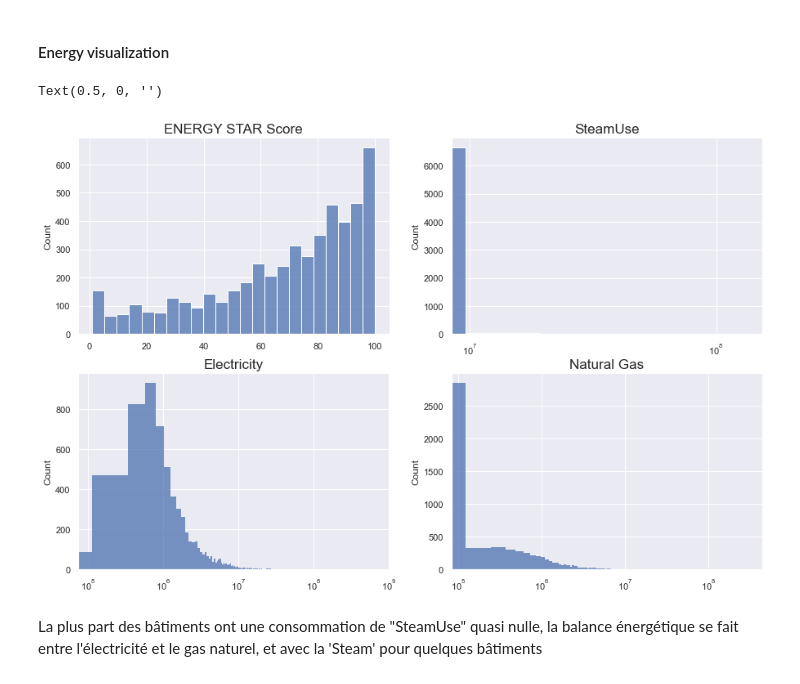
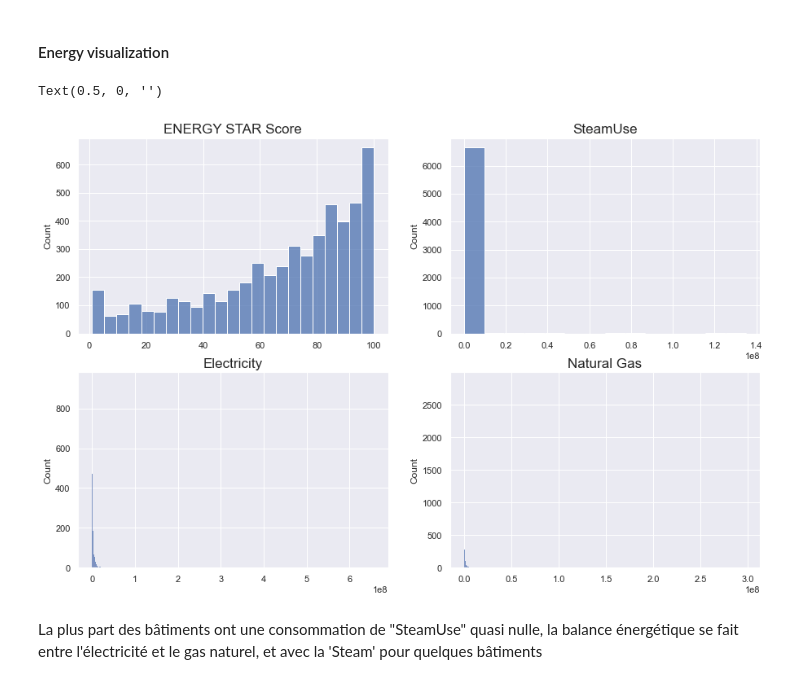
Before and after one commit to Azimoj/Seattle-Electricity, a Jupyter notebook: Pélec_01_notebook.ipynb, the cells around one changed output. Drawn from its saved outputs; the diff is of its cells as text; code cells hidden in the pictures.

```diff
--- a/Pélec_01_notebook.ipynb
+++ b/Pélec_01_notebook.ipynb
@@ -385,32 +382,29 @@ La médianne et la valeur la plus fréquente pour le nombre d'étages est de 4 e
 # %%
 sns.set(font_scale=1.0)
 plt.figure(figsize=(15,15))
 
 plt.subplot(3,2,2)
 sns.histplot(x="SteamUse(kBtu)", data=data)
-plt.xscale('log')
 plt.title("SteamUse", fontsize=17)
 plt.xlabel("")
 
 plt.subplot(3,2,3)
 sns.histplot(x="Electricity(kBtu)", data=data)
-plt.xscale('log')
 plt.title("Electricity", fontsize=17)
 plt.xlabel("")
 
 plt.subplot(3,2,4)
 sns.histplot(x="NaturalGas(kBtu)", data=data)
-plt.xscale('log')
 plt.title("Natural Gas", fontsize=17)
 plt.xlabel("")
 
 plt.subplot(3,2,1)
 sns.histplot(x="ENERGYSTARScore", data=data)
 plt.title("ENERGY STAR Score", fontsize=17)
 plt.xlabel("")
 # %% [output]
 Text(0.5, 0, '')
-[figure, old version]
+[figure, new version]
 # %% [markdown]
 La plus part des bâtiments ont une consommation de "SteamUse" quasi nulle, la balance énergétique se fait entre l'électricité et le gas naturel, et avec la 'Steam' pour quelques bâtiments
 # %% [markdown]
```
Also changed, not shown: parts of 1 cell of this notebook.
